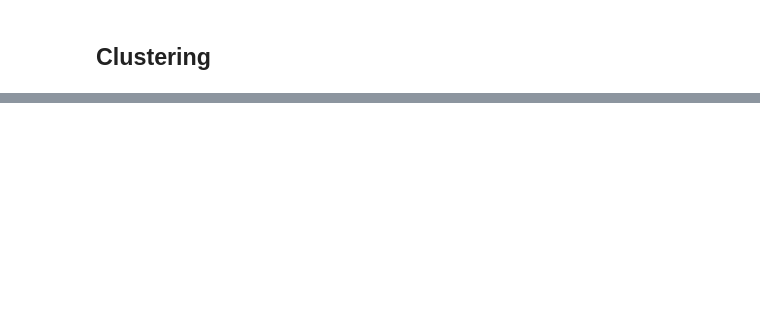
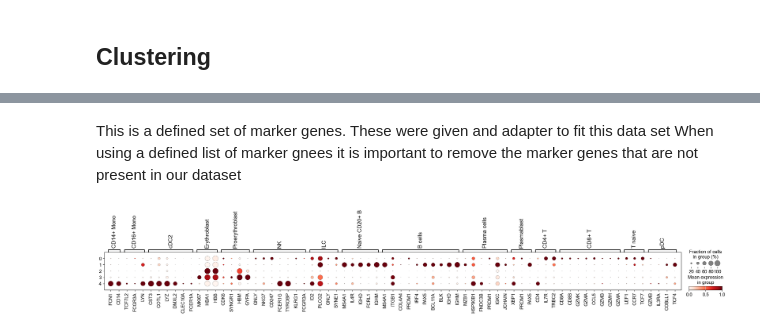
Before and after one commit to katarinazosel/Summer2024Caleb, a Jupyter notebook: Tutorials/Preprocessing_Clustering_Scanpy/Preprocessing_and_Clustering_Tutorial.ipynb, the cells around one changed output, grey strips where cells are left out. Saved outputs shown, nothing was run; the diff lists cells and outputs as text; code cells hidden in the pictures; blank space fills up the shorter version.

```diff
--- a/Tutorials/Preprocessing_Clustering_Scanpy/Preprocessing_and_Clustering_Tutorial.ipynb
+++ b/Tutorials/Preprocessing_Clustering_Scanpy/Preprocessing_and_Clustering_Tutorial.ipynb
@@ -159,0 +230,40 @@ sc.pl.umap(adata, color=["leiden"])
+# %%
+marker_genes = {
+    "CD14+ Mono": ["FCN1", "CD14"],
+    "CD16+ Mono": ["TCF7L2", "FCGR3A", "LYN"],
+    # Note: DMXL2 should be negative
+    "cDC2": ["CST3", "COTL1", "LYZ", "DMXL2", "CLEC10A", "FCER1A"],
+    "Erythroblast": ["MKI67", "HBA1", "HBB"],
+    # Note HBM and GYPA are negative markers
+    "Proerythroblast": ["CDK6", "SYNGR1", "HBM", "GYPA"],
+    "NK": ["GNLY", "NKG7", "CD247", "FCER1G", "TYROBP", "KLRG1", "FCGR3A"],
+    "ILC": ["ID2", "PLCG2", "GNLY", "SYNE1"],
+    "Naive CD20+ B": ["MS4A1", "IL4R", "IGHD", "FCRL1", "IGHM"],
+    # Note IGHD and IGHM are negative markers
+    "B cells": [
+        "MS4A1",
+        "ITGB1",
+        "COL4A4",
+        "PRDM1",
+        "IRF4",
+        "PAX5",
+        "BCL11A",
+        "BLK",
+        "IGHD",
+        "IGHM",
+    ],
+    "Plasma cells": ["MZB1", "HSP90B1", "FNDC3B", "PRDM1", "IGKC", "JCHAIN"],
+    # Note PAX5 is a negative marker
+    "Plasmablast": ["XBP1", "PRDM1", "PAX5"],
+    "CD4+ T": ["CD4", "IL7R", "TRBC2"],
+    "CD8+ T": ["CD8A", "CD8B", "GZMK", "GZMA", "CCL5", "GZMB", "GZMH", "GZMA"],
+    "T naive": ["LEF1", "CCR7", "TCF7"],
+    "pDC": ["GZMB", "IL3RA", "COBLL1", "TCF4"],
+}
+# %% [markdown]
+This is a defined set of marker genes. These were given and adapter to fit this data set
+When using a defined list of marker gnees it is important to remove the marker genes that are not present in our dataset
+# %%
+sc.pl.dotplot(adata, marker_genes, groupby="leiden_res_0.02", standard_scale="var")
+# %% [output]
+[figure, added]
```
Also changed, not shown: parts of 28 cells of this notebook.
